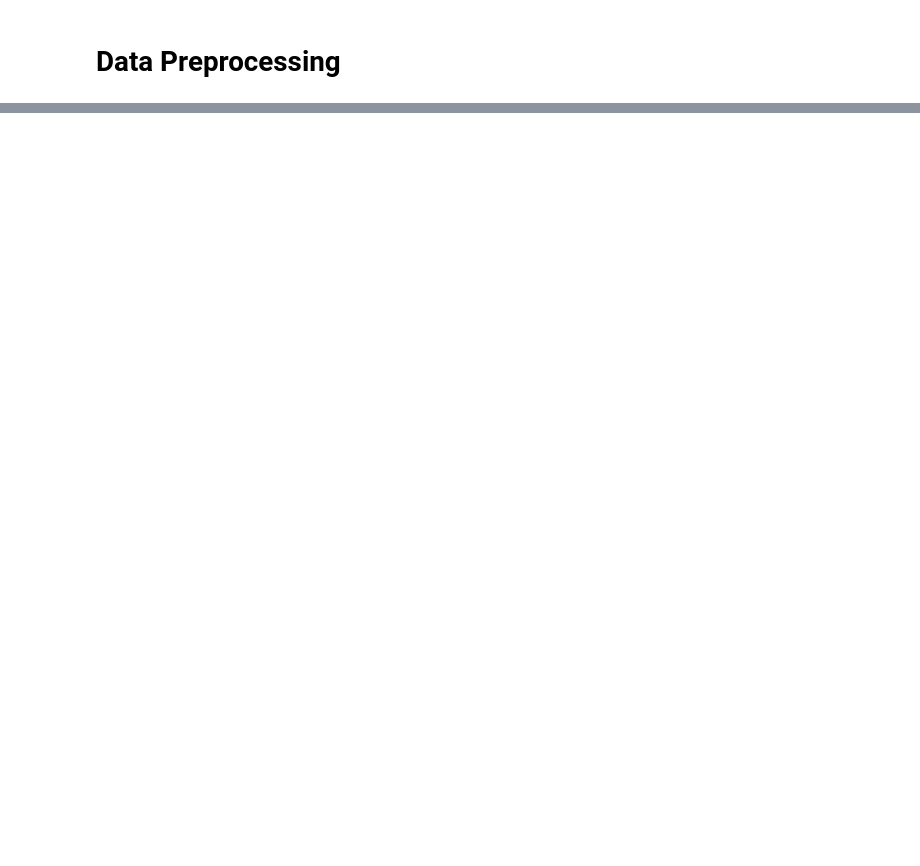
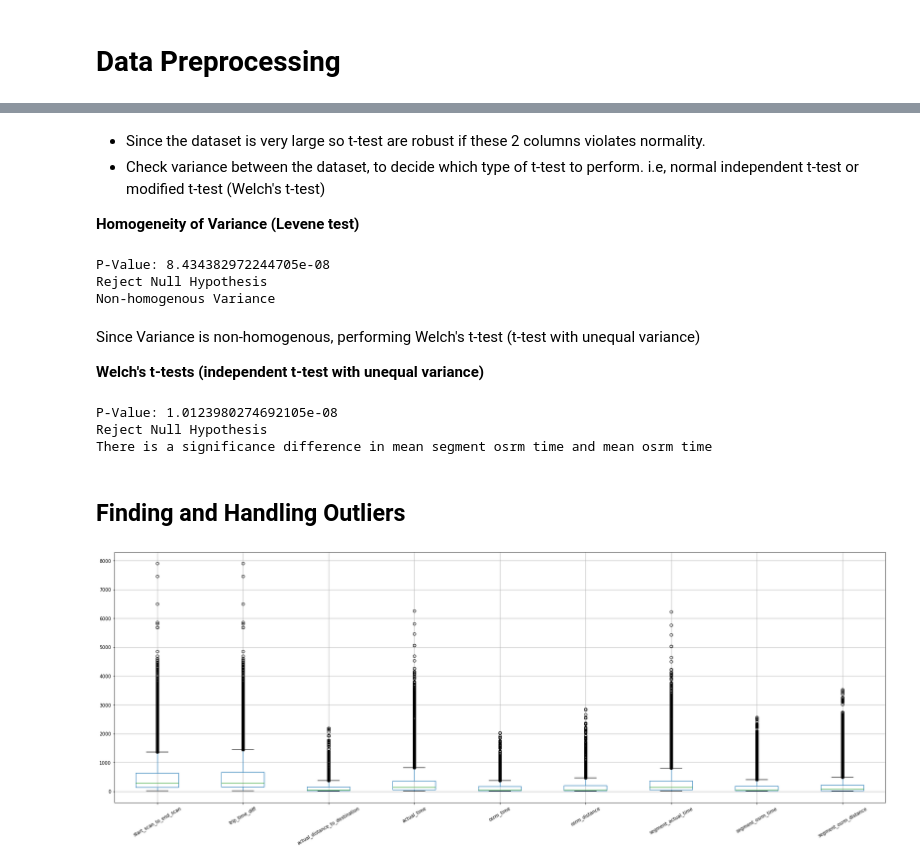
Before and after one commit to 9anubhavtyagi/delhivery_eda, a Jupyter notebook: delhivery_eda.ipynb, the cells around one changed output, grey strips where cells are left out. Saved outputs shown, nothing was run; the diff lists cells and outputs as text; code cells hidden in the pictures; blank space fills up the shorter version.

```diff
--- a/delhivery_eda.ipynb
+++ b/delhivery_eda.ipynb
@@ -68,0 +424,7 @@ df.head()
+# %%
+def get_state(name):
+    start_pos = name.find("(")
+    return name[start_pos +1 : -1]
+# %%
+trip['source_state'] = trip["source_name"].apply(get_state)
+trip["destination_state"] = trip["destination_name"].apply(get_state)
@@ -68,0 +449,2 @@ df.head()
+# %%
+trip["trip_time_diff"] = np.round((trip["od_end_time"] - trip["od_start_time"]).dt.total_seconds() / 60)
@@ -68,0 +477,3 @@ df.head()
+# %%
+trip['Carting'] = (trip['route_type'] == "Carting").astype(int)
+trip['FTL'] = (trip['route_type'] == "FTL").astype(int)
@@ -68,0 +651,41 @@ df.head()
+# %% [markdown]
+- Since the dataset is very large so t-test are robust if these 2 columns violates normality.
+- Check variance between the dataset, to decide which type of t-test to perform. i.e, normal independent t-test or modified t-test (Welch's t-test)
+
+**Homogeneity of Variance (Levene test)**
+# %%
+Ho = "Homogenous Variance"
+Ha = "Non-homogenous Variance"
+alpha = 0.05
+
+test_stat, p_value = stats.levene(trip["segment_osrm_time"], trip["osrm_time"])
+
+show_test_result(Ho, Ha, p_value, alpha)
+# %% [output]
+P-Value: 8.434382972244705e-08
+Reject Null Hypothesis
+Non-homogenous Variance
+# %% [markdown]
+Since Variance is non-homogenous, performing Welch's t-test (t-test with unequal variance)
+
+**Welch's t-tests (independent t-test with unequal variance)**
+# %%
+Ho = "There is no significance difference in mean segment osrm time and mean osrm time"
+Ha = "There is a significance difference in mean segment osrm time and mean osrm time"
+alpha = 0.05
+
+test_stat, p_value = stats.ttest_ind(trip["segment_osrm_time"], trip["osrm_time"], equal_var=False)
+
+show_test_result(Ho, Ha, p_value, alpha)
+# %% [output]
+P-Value: 1.0123980274692105e-08
+Reject Null Hypothesis
+There is a significance difference in mean segment osrm time and mean osrm time
+# %% [markdown]
+## Finding and Handling Outliers
+# %%
+num_cols = ['start_scan_to_end_scan', 'trip_time_diff', 'actual_distance_to_destination', 'actual_time', 'osrm_time', 'osrm_distance', 'segment_actual_time', 'segment_osrm_time', 'segment_osrm_distance']
+trip[num_cols].boxplot(rot = 30, figsize=(30, 10))
+plt.show()
+# %% [output]
+[figure, added]
```
Also changed, not shown: parts of 71 cells of this notebook.
